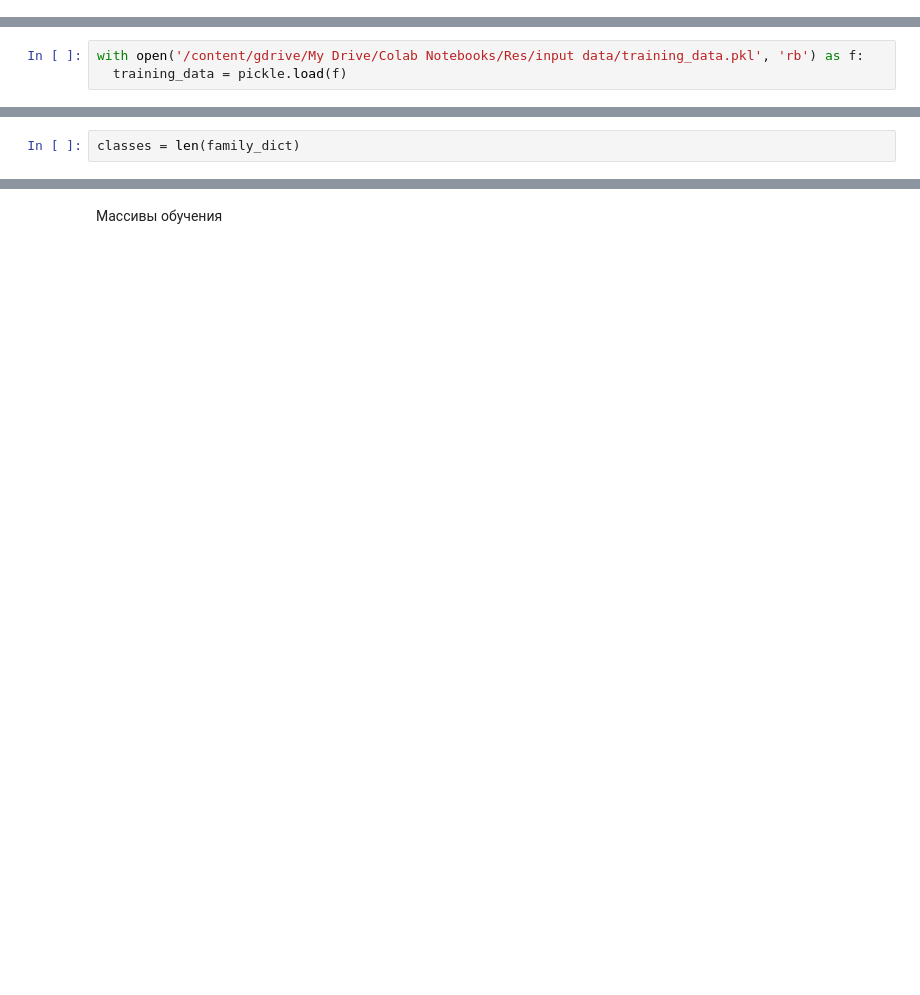
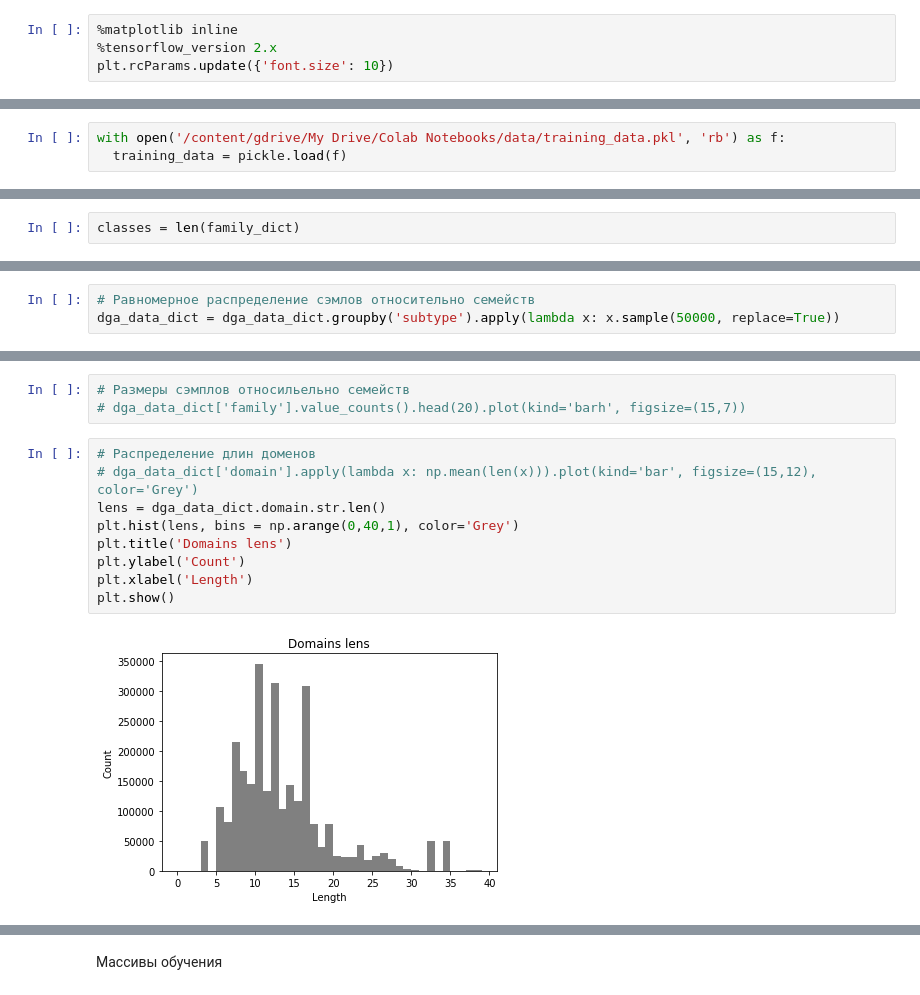
Before and after one commit to exctzo/bmstu_res, a Jupyter notebook: multiclass_neural.ipynb, the cells around one changed output, grey strips where cells are left out. Saved outputs shown, nothing was run; the diff lists cells and outputs as text; blank space fills up the shorter version.

```diff
--- a/multiclass_neural.ipynb
+++ b/multiclass_neural.ipynb
@@ -9,0 +26,4 @@ import math
+# %%
+%matplotlib inline
+%tensorflow_version 2.x
+plt.rcParams.update({'font.size': 10})
@@ -17,5 +37,5 @@ Drive already mounted at /content/gdrive; to attempt to forcibly remount, call d
 # %%
-with open('/content/gdrive/My Drive/Colab Notebooks/Res/input data/training_data.pkl', 'rb') as f:
+with open('/content/gdrive/My Drive/Colab Notebooks/data/training_data.pkl', 'rb') as f:
   training_data = pickle.load(f)
 # %% [markdown]
 Общая коллекция данных
@@ -72,0 +69,3 @@ all_data_dict
+# %%
+# Равномерное распределение сэмлов относительно семейств
+dga_data_dict = dga_data_dict.groupby('subtype').apply(lambda x: x.sample(50000, replace=True))
@@ -72,0 +89,14 @@ all_data_dict
+# %%
+# Размеры сэмплов относильельно семейств
+# dga_data_dict['family'].value_counts().head(20).plot(kind='barh', figsize=(15,7))
+# %%
+# Распределение длин доменов
+# dga_data_dict['domain'].apply(lambda x: np.mean(len(x))).plot(kind='bar', figsize=(15,12), color='Grey')
+lens = dga_data_dict.domain.str.len()
+plt.hist(lens, bins = np.arange(0,40,1), color='Grey')
+plt.title('Domains lens')
+plt.ylabel('Count')
+plt.xlabel('Length')
+plt.show()
+# %% [output]
+[figure, added]
```
Also changed, not shown: parts of 49 cells of this notebook, 4 other files.
